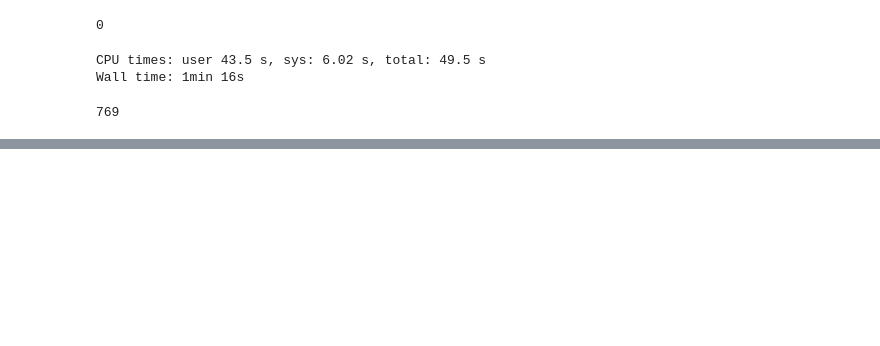
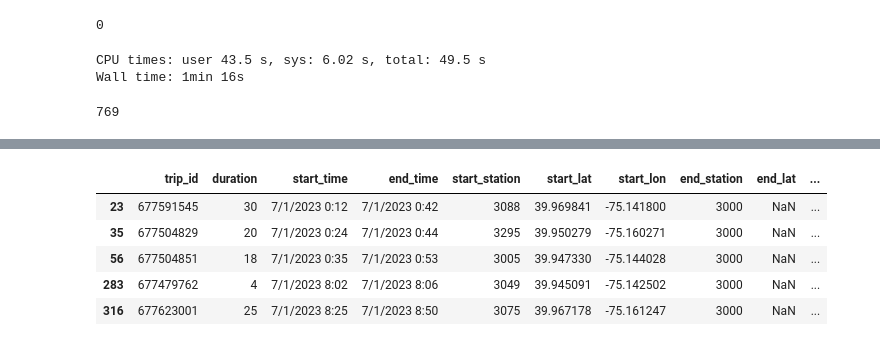
Before and after one commit to jagord24/zoomcamp, a Jupyter notebook: week_1_basics_n_setup/2_docker_sql/upload-data.ipynb, the cells around one changed output, grey strips where cells are left out. Saved outputs shown, nothing was run; the diff lists cells and outputs as text; code cells hidden in the pictures; blank space fills up the shorter version.

```diff
--- a/week_1_basics_n_setup/2_docker_sql/upload-data.ipynb
+++ b/week_1_basics_n_setup/2_docker_sql/upload-data.ipynb
@@ -129,0 +225,5 @@ for i in parquet_file.iter_batches(use_threads=True):
+# %%
+mixed_column = data['end_lat']
+# %%
+numeric_values = pd.to_numeric(mixed_column, errors='coerce')
+mixed_types_indeces = pd.isna(numeric_values)
@@ -129,0 +245,11 @@ for i in parquet_file.iter_batches(use_threads=True):
+# %%
+filtered_df = data[mixed_types_indeces == True]
+# %%
+filtered_df.head()
+# %% [output]
+|  | trip_id | duration | start_time | end_time | start_station | start_lat | start_lon | end_station | end_lat | ... |
+| 23 | 677591545 | 30 | 7/1/2023 0:12 | 7/1/2023 0:42 | 3088 | 39.969841 | -75.141800 | 3000 | NaN | ... |
+| 35 | 677504829 | 20 | 7/1/2023 0:24 | 7/1/2023 0:44 | 3295 | 39.950279 | -75.160271 | 3000 | NaN | ... |
+| 56 | 677504851 | 18 | 7/1/2023 0:35 | 7/1/2023 0:53 | 3005 | 39.947330 | -75.144028 | 3000 | NaN | ... |
+| 283 | 677479762 | 4 | 7/1/2023 8:02 | 7/1/2023 8:06 | 3049 | 39.945091 | -75.142502 | 3000 | NaN | ... |
+| 316 | 677623001 | 25 | 7/1/2023 8:25 | 7/1/2023 8:50 | 3075 | 39.967178 | -75.161247 | 3000 | NaN | ... |
```
Also changed, not shown: parts of 21 cells of this notebook, 6 other files.
